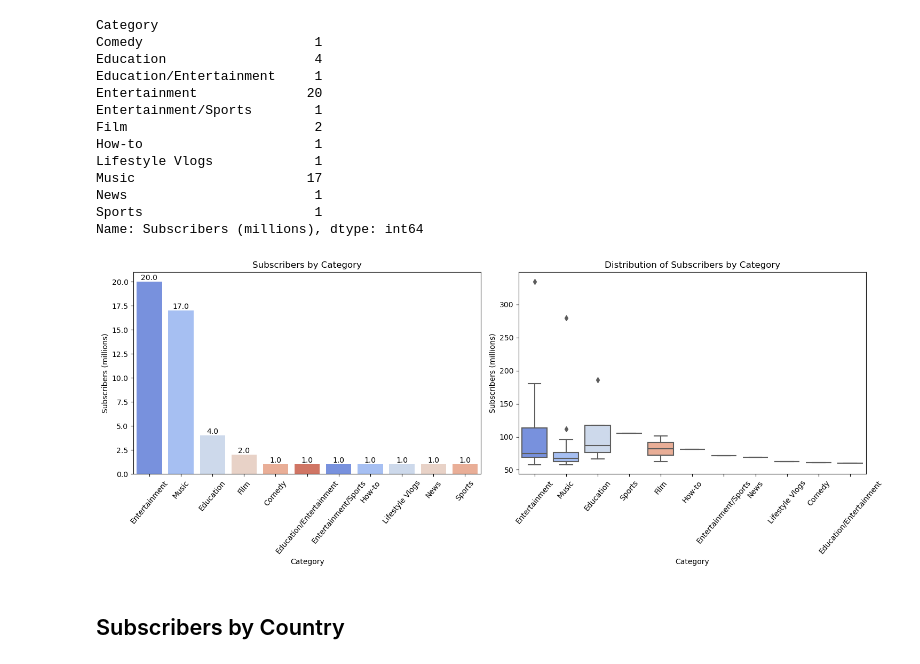
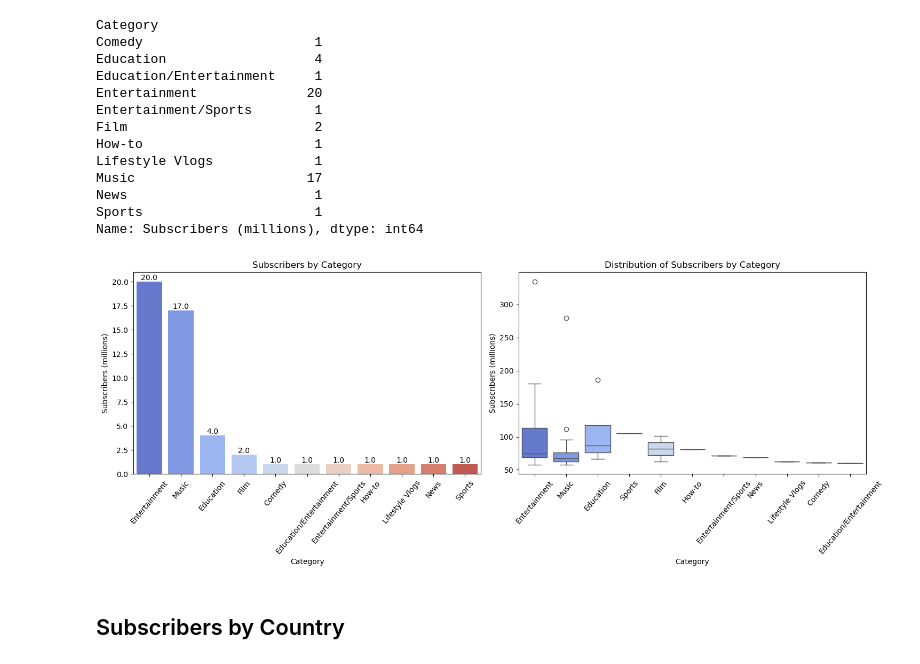
Before and after one commit to MatheusSakai/YoutubeSubscribers, a Jupyter notebook: youtube_subscribers.ipynb, the cells around one changed output. Drawn from its saved outputs; the diff is of its cells as text; code cells hidden in the pictures.

```diff
--- a/youtube_subscribers.ipynb
+++ b/youtube_subscribers.ipynb
@@ -78,7 +198,9 @@ ax = sns.barplot(data=top_10,
             x='Subscribers (millions)',
             y='Name',
             errorbar=None,
-            palette='Reds')
+            palette='Reds',
+            hue='Name'
+)
 
 for container in ax.containers:
     ax.bar_label(container, fmt='%.1f')
@@ -118,7 +240,8 @@ ax1 = sns.barplot(
     data= subscribers_by_language,
     y= 'Subscribers (millions)',
     x= 'Primary language',
-    palette= sns.color_palette('coolwarm'),
+    palette= sns.color_palette('coolwarm', 11),
+    hue= 'Primary language',
     ax= axes[0]
 )
 ax1.set(title= 'Subscribers by language')
@@ -135,7 +258,8 @@ ax2 = sns.boxplot(
     data= df,
     y= 'Subscribers (millions)',
     x= 'Primary language',
-    palette= sns.color_palette('coolwarm'),
+    palette= sns.color_palette('coolwarm', 11),
+    hue='Primary language',
     ax= axes[1]
 )
 ax2.set(title= 'Distribution of Subscribers by language')
@@ -172,36 +305,38 @@ fig, axes = plt.subplots(1, 2, figsize=(15, 6))
 
 ax1 = sns.barplot(
     data= subscribers_by_category,
     y= 'Subscribers (millions)',
     x= 'Category',
-    palette= sns.color_palette('coolwarm'),
+    palette= sns.color_palette('coolwarm', 11),
+    hue='Category',
     ax= axes[0]
 )
 ax1.set(title= 'Subscribers by Category')
 ax1.tick_params(axis='x', rotation=50)
 
 for container in ax1.containers:
     ax1.bar_label(container, fmt='%.1f')
 
 # ------------------------------------------
 
 # Boxplot
 
 ax2 = sns.boxplot(
     data= df,
     y= 'Subscribers (millions)',
     x= 'Category',
-    palette= sns.color_palette('coolwarm'),
+    palette= sns.color_palette('coolwarm', 11),
+    hue='Category',
     ax= axes[1]
 )
 ax2.set(title= 'Distribution of Subscribers by Category')
 ax2.tick_params(axis='x', rotation = 50)
 
 
 plt.tight_layout()
 plt.show()
 # %% [output]
-[figure, old version]
+[figure, new version]
 # %% [markdown]
 ## Subscribers by Country
 # %%
```
Also changed, not shown: parts of 23 cells of this notebook.
